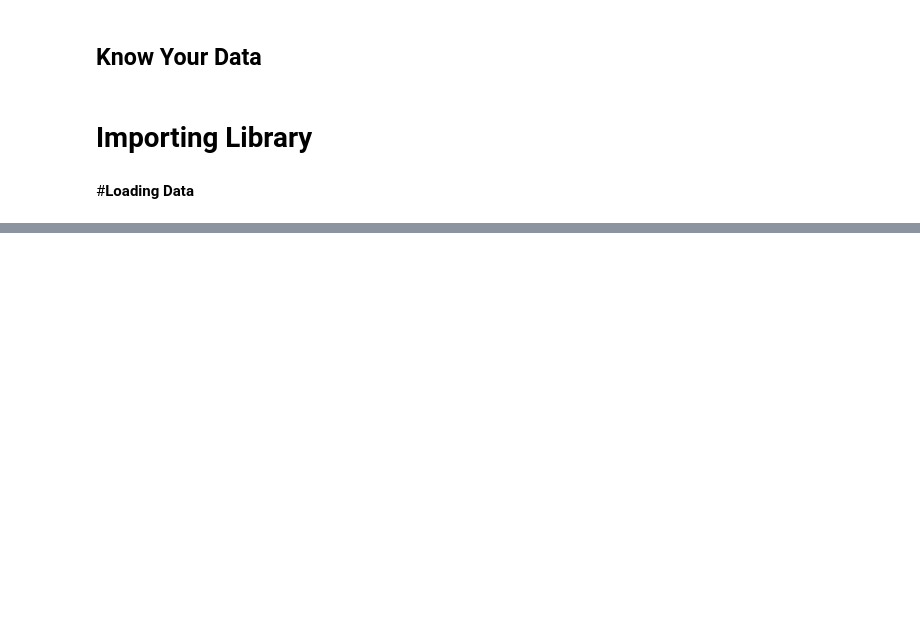
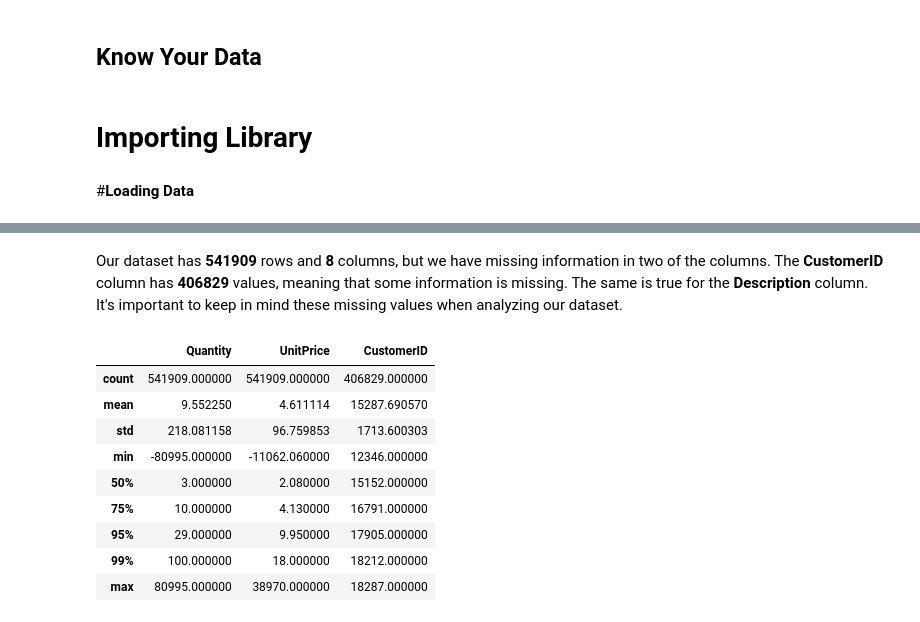
Before and after one commit to VHP2305/Online_Retail_Customer_Segmentation, a Jupyter notebook: Online_Retail_Customer_Segmentation.ipynb, the cells around one changed output, grey strips where cells are left out. Drawn from its saved outputs; the diff is of its cells as text; code cells hidden in the pictures; blank space fills up the shorter version.

```diff
--- a/Online_Retail_Customer_Segmentation.ipynb
+++ b/Online_Retail_Customer_Segmentation.ipynb
@@ -73,0 +133,19 @@ retail_df.head()
+# %% [markdown]
+Our dataset has **541909** rows and **8** columns, but we have missing information in two of the columns. The **CustomerID** column has **406829** values, meaning that some information is missing. The same is true for the **Description** column. It's important to keep in mind these missing values when analyzing our dataset.
+# %%
+# Calculate descriptive statistics for the retail data
+# The describe function calculates various summary statistics of the data in the DataFrame
+# The optional argument [0.75,0.95,0.99] calculates quantiles at the specified values
+
+retail_df.describe([0.75,0.95,0.99])
+# %% [output]
+|  | Quantity | UnitPrice | CustomerID |
+| count | 541909.000000 | 541909.000000 | 406829.000000 |
+| mean | 9.552250 | 4.611114 | 15287.690570 |
+| std | 218.081158 | 96.759853 | 1713.600303 |
+| min | -80995.000000 | -11062.060000 | 12346.000000 |
+| 50% | 3.000000 | 2.080000 | 15152.000000 |
+| 75% | 10.000000 | 4.130000 | 16791.000000 |
+| 95% | 29.000000 | 9.950000 | 17905.000000 |
+| 99% | 100.000000 | 18.000000 | 18212.000000 |
+| max | 80995.000000 | 38970.000000 | 18287.000000 |
```
Also changed, not shown: parts of 45 cells of this notebook.
